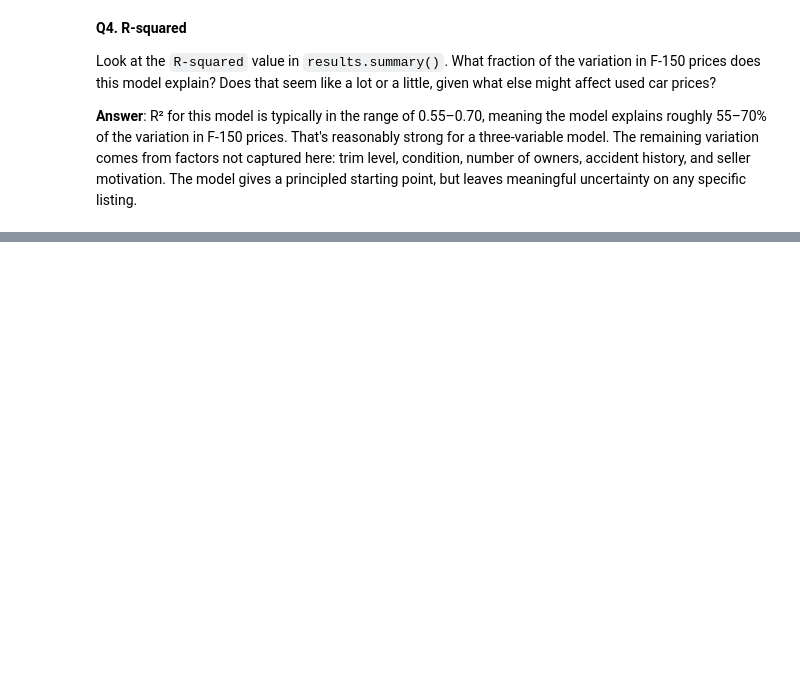
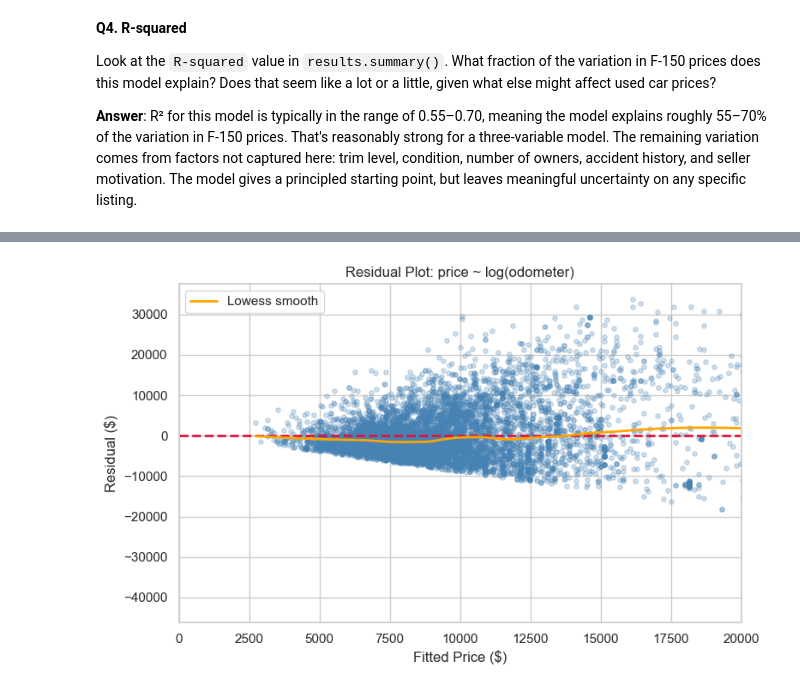
Before and after one commit to 37chandler/631-exercise-regression, a Jupyter notebook: exercise-car-regression-solutions.ipynb, the cells around one changed output, grey strips where cells are left out. Cells and saved outputs as stored; diff of their text form; code cells hidden in the pictures; blank space fills up the shorter version.

```diff
--- a/exercise-car-regression-solutions.ipynb
+++ b/exercise-car-regression-solutions.ipynb
@@ -441,6 +535,8 @@ for_example = (f150
                .query("odometer > 0 and odometer < 500_000")
                .query("price > 1000 and price < 50_000")
                .copy())
+
+for_example['odometer'] = for_example['odometer'].astype("float64")
 # %%
 # Scatterplot: odometer vs. price with linear fit
 plt.figure(figsize=(9, 6))
@@ -484,3 +584,5 @@ plt.show()
+# %%
+for_example[['price','log_odometer']] = for_example[['price','log_odometer']].astype("float64")
 # %%
 # Fit price ~ odometer on for_example
 results_odo = smf.ols('price ~ log_odometer', data=for_example).fit()
@@ -505,0 +610,18 @@ plt.show()
+# %%
+
+# Residual plot
+fig, ax = plt.subplots(figsize=(8, 5))
+ax.scatter(for_example_plot['fitted'], for_example_plot['residual'],
+           alpha=0.25, s=15, color='steelblue')
+ax.axhline(0, color='crimson', linewidth=2, linestyle='--')
+ax.set_xlabel('Fitted Price ($)')
+ax.set_xlim([0,20_000])
+ax.set_ylabel('Residual ($)')
+ax.set_title('Residual Plot: price ~ log(odometer)')
+smoothed = lowess(for_example_plot['residual'], for_example_plot['fitted'], frac=0.3)
+ax.plot(smoothed[:, 0], smoothed[:, 1], color='orange', linewidth=2, label='Lowess smooth')
+ax.legend()
+plt.tight_layout()
+plt.show()
+# %% [output]
+[figure, added]
```
Also changed, not shown: parts of 27 cells of this notebook, 1 other file.
